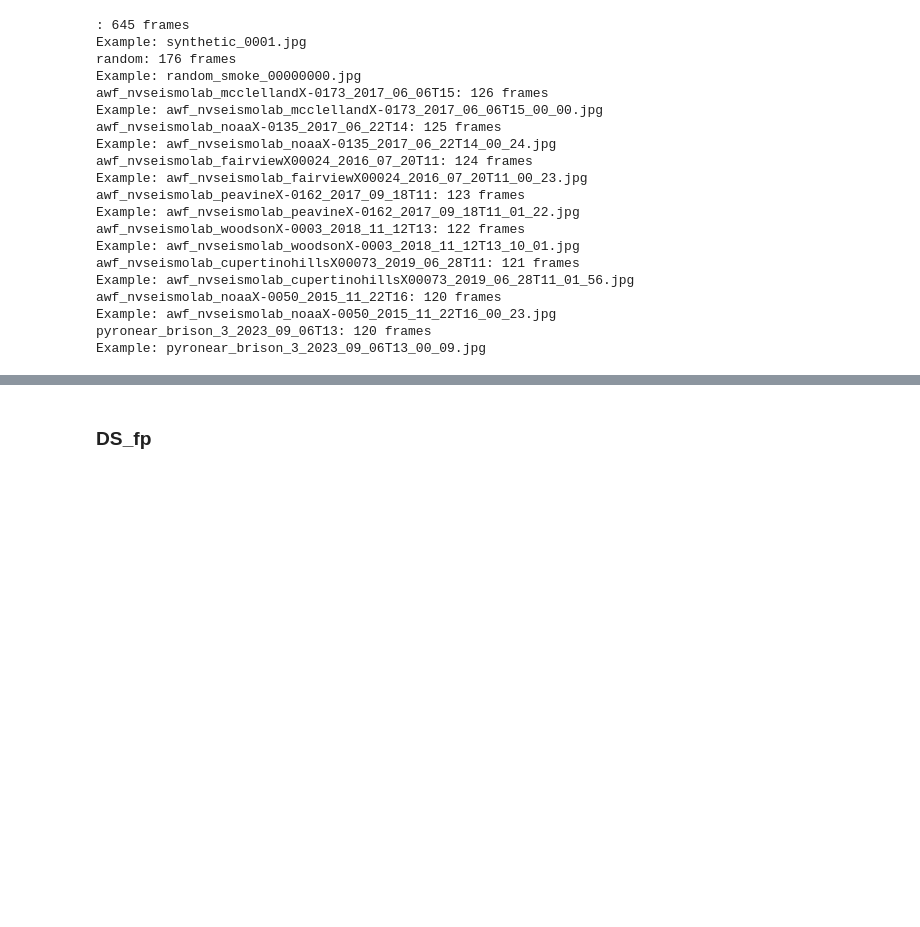
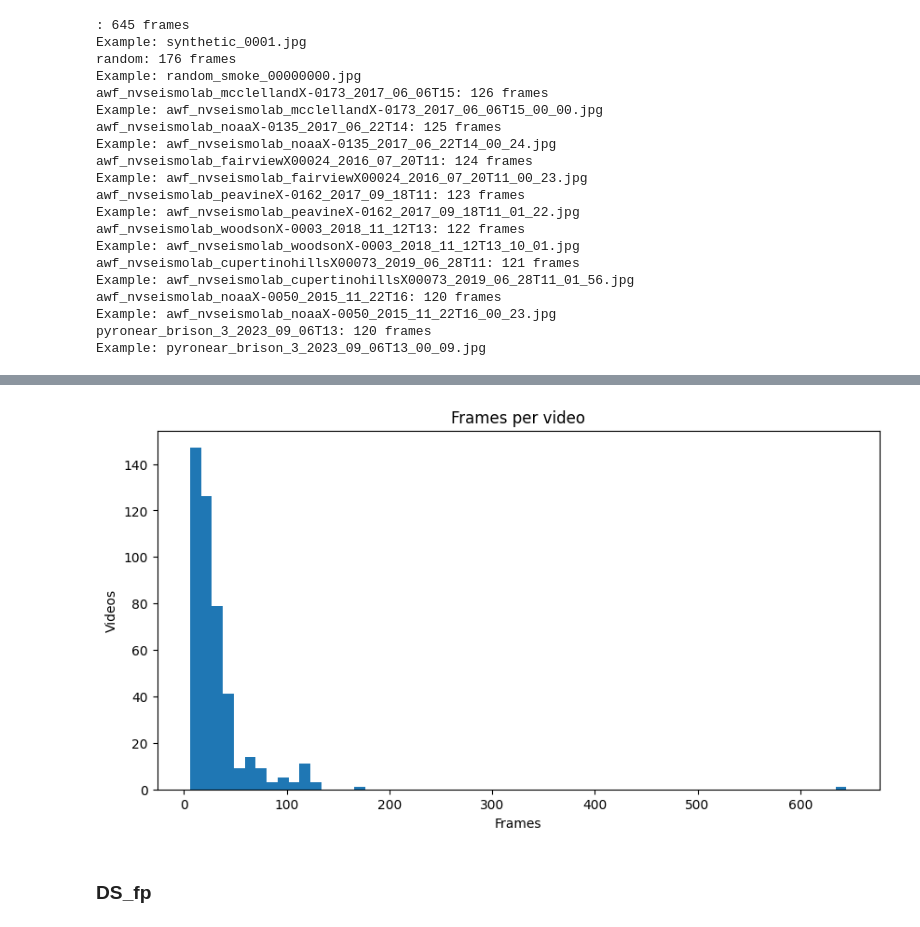
Before and after one commit to NicolasIsla/wildfire, a Jupyter notebook: first_look_data.ipynb, the cells around one changed output, grey strips where cells are left out. Saved outputs shown, nothing was run; the diff lists cells and outputs as text; code cells hidden in the pictures; blank space fills up the shorter version.

```diff
--- a/first_look_data.ipynb
+++ b/first_look_data.ipynb
@@ -241,3 +239,15 @@ plt.show()
+# %%
+#
+# bar plot
+plt.figure(figsize=(10, 5))
+plt.hist(frames_per_video, bins=60)
+plt.xlabel('Frames')
+plt.ylabel('Videos')
+# plt.yscale('log')
+plt.title('Frames per video')
+plt.show()
+# %% [output]
+[figure, added]
 # %%
 n = 5
 # random_keys = np.random.choice(list(videos.keys()), n)
```
Also changed, not shown: parts of 3 cells of this notebook, 1 other file.
